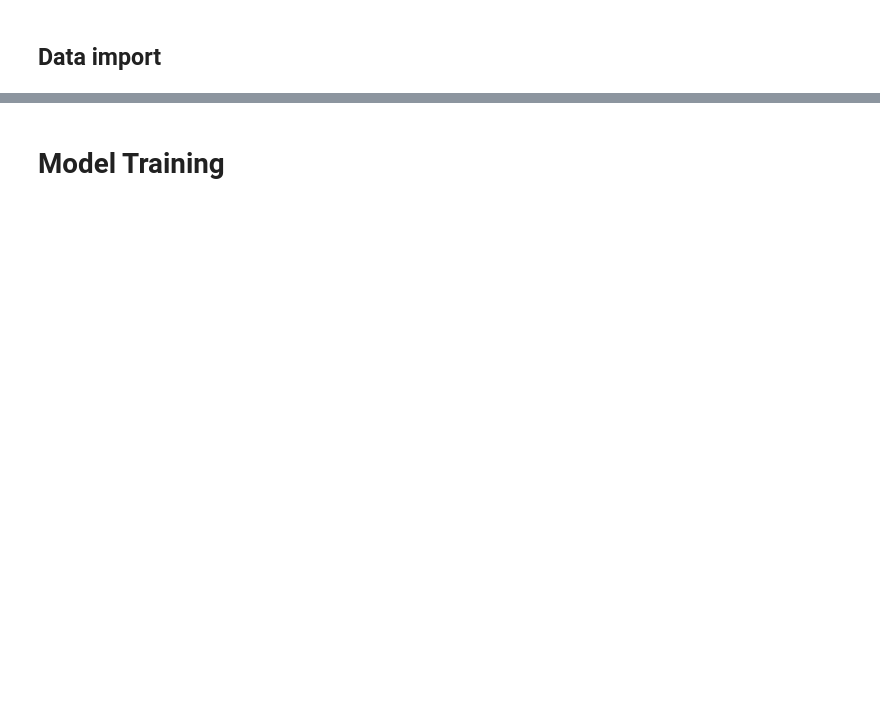
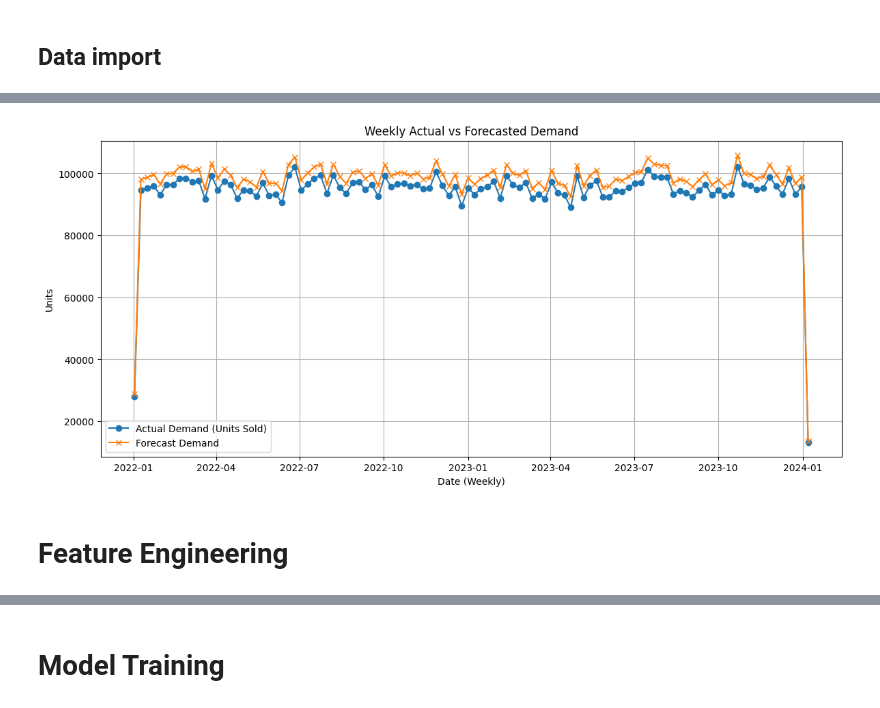
Before and after one commit to B-saini/AI_Project_market_trend_analysis, a Jupyter notebook: Market_Trend.ipynb, the cells around one changed output, grey strips where cells are left out. Cells and saved outputs as stored; diff of their text form; code cells hidden in the pictures; blank space fills up the shorter version.

```diff
--- a/Market_Trend.ipynb
+++ b/Market_Trend.ipynb
@@ -49,0 +214,16 @@ unzip:  cannot find or open market-sales-forecasting-dataset.zip, market-sales-f
+# %%
+weekly_compare = df.resample('W', on='Date')[['Units Sold','Demand Forecast']].sum().reset_index()
+
+plt.figure(figsize=(14,6))
+plt.plot(weekly_compare['Date'], weekly_compare['Units Sold'], label="Actual Demand (Units Sold)", marker='o')
+plt.plot(weekly_compare['Date'], weekly_compare['Demand Forecast'], label="Forecast Demand", marker='x')
+plt.title("Weekly Actual vs Forecasted Demand")
+plt.xlabel("Date (Weekly)")
+plt.ylabel("Units")
+plt.legend()
+plt.grid(True)
+plt.show()
+# %% [output]
+[figure, added]
+# %% [markdown]
+# Feature Engineering
```
Also changed, not shown: parts of 41 cells of this notebook.
